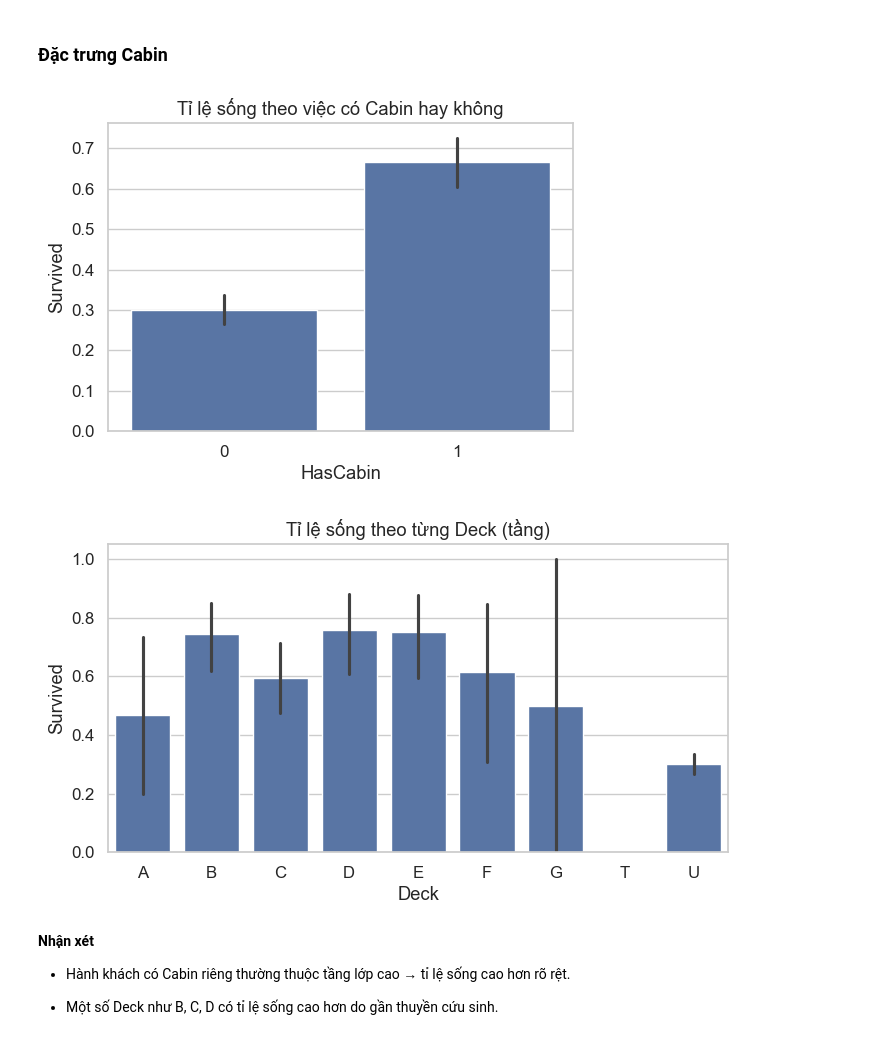
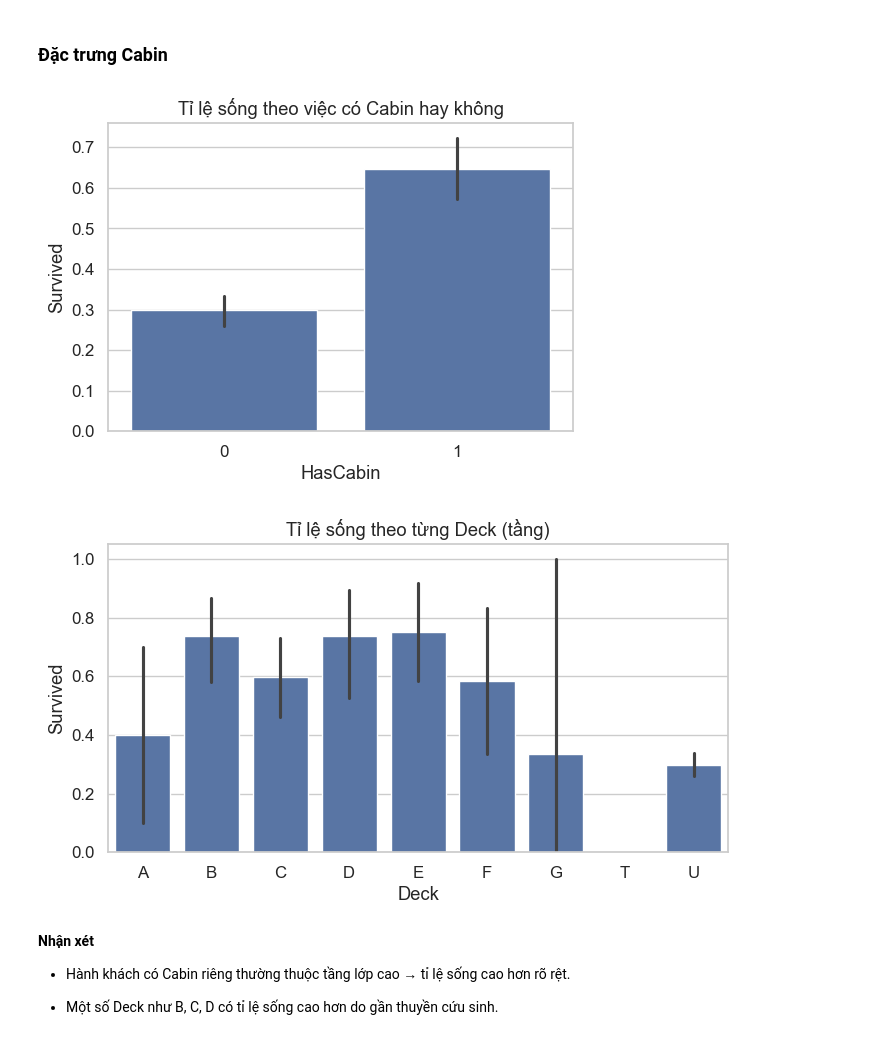
Before and after one commit to bibo0610/sgu25_ml_group, a Jupyter notebook: preprocessing/feature_engineering.ipynb, the cells around one changed output. Drawn from its saved outputs; the diff is of its cells as text; code cells hidden in the pictures.

```diff
--- a/preprocessing/feature_engineering.ipynb
+++ b/preprocessing/feature_engineering.ipynb
@@ -18,8 +18,8 @@ data_path = "../exps/data"
 ### Đọc dữ liệu
 # %%
 # Đọc dữ liệu gốc
-df_train = pd.read_csv(f"{exps_dir}/train.csv")
-df_test = pd.read_csv(f"{exps_dir}/test.csv")
+df_train_org = pd.read_csv(f"{exps_dir}/train.csv")
+df_test_org = pd.read_csv(f"{exps_dir}/test.csv")
 
 # Đọc dữ liệu đã preprocessing
 df_train_pre = pd.read_excel(f"{data_path}/train.xlsx")
@@ -31,11 +31,15 @@ idx = np.load(f'{data_path}/idx.npz')
 id_train = idx['id_train']
 id_valid = idx['id_valid']
 
+# Lấy train valid trên tập gốc
+df_train_raw = df_train_org.iloc[id_train].copy()
+df_valid_raw = df_train_org.iloc[id_valid].copy()
+
 print("Kích thước dữ liệu:")
-print("Train:", df_train.shape)
-print("Test:", df_test.shape)
+print("Train:", df_train_org.shape)
+print("Test:", df_test_org.shape)
 
-df_train.head()
+df_train_org.head()
 # %% [output]
 Kích thước dữ liệu:
 Train: (891, 12)
@@ -81,6 +85,9 @@ Fare             1
 Cabin          327
 Embarked         0
 dtype: int64
+# %%
+for df in [df_train_raw, df_valid_raw, df_test_org]:
+    df["Cabin"] = df["Cabin"].fillna("U")
 # %%
 # Điền thiếu cho train
 # Age → median
@@ -138,28 +145,42 @@ dtype: int64
 # %%
 import matplotlib.pyplot as plt
 import seaborn as sns
 
+# Hàm xử lý Cabin
+def process_cabin(df):
+    df["Cabin"] = df["Cabin"].fillna("U")
+    df["HasCabin"] = df["Cabin"].apply(lambda x: 0 if x == "U" else 1)
+    df["Deck"] = df["Cabin"].apply(lambda x: x[0] if x != "U" else "U")
+    return df
+
 # Đặc trưng Cabin
-df_train["HasCabin"] = df_train["Cabin"].apply(lambda x: 0 if x == "U" else 1)
-df_test["HasCabin"] = df_test["Cabin"].apply(lambda x: 0 if x == "U" else 1)
+df_train_raw = process_cabin(df_train_raw)
+df_valid_raw = process_cabin(df_valid_raw)
+df_test_org = process_cabin(df_test_org)
 
-df_train["Deck"] = df_train["Cabin"].apply(lambda x: x[0] if x != "U" else "U")
-df_test["Deck"] = df_test["Cabin"].apply(lambda x: x[0] if x != "U" else "U")
+df_train_pre["HasCabin"] = df_train_raw["HasCabin"].values
+df_valid_pre["HasCabin"] = df_valid_raw["HasCabin"].values
+df_test_pre["HasCabin"] = df_test_org["HasCabin"].values
+
+df_train_pre["Deck"] = df_train_raw["Deck"].values
+df_valid_pre["Deck"] = df_valid_raw["Deck"].values
+df_test_pre["Deck"] = df_test_org["Deck"].values
+
 
 # Vẽ biểu đồ tỉ lệ sống theo HasCabin
 plt.figure(figsize=(6,4))
-sns.barplot(x="HasCabin", y="Survived", data=df_train)
+sns.barplot(x="HasCabin", y="Survived", data=df_train_raw)
 plt.title("Tỉ lệ sống theo việc có Cabin hay không")
 plt.show()
 
 # Biểu đồ tỉ lệ sống theo Deck
 plt.figure(figsize=(8,4))
-sns.barplot(x="Deck", y="Survived", data=df_train, order=sorted(df_train["Deck"].unique()))
+sns.barplot(x="Deck", y="Survived", data=df_train_raw, order=sorted(df_train_raw["Deck"].unique()))
 plt.title("Tỉ lệ sống theo từng Deck (tầng)")
 plt.show()
 # %% [output]
-[figure, old version]
+[figure, new version]
-[figure, old version]
+[figure, new version]
 # %% [markdown]
 **Nhận xét**
 - Hành khách có Cabin riêng thường thuộc tầng lớp cao → tỉ lệ sống cao hơn rõ rệt.
```
Also changed, not shown: parts of 1 cell of this notebook, 1 other file.
